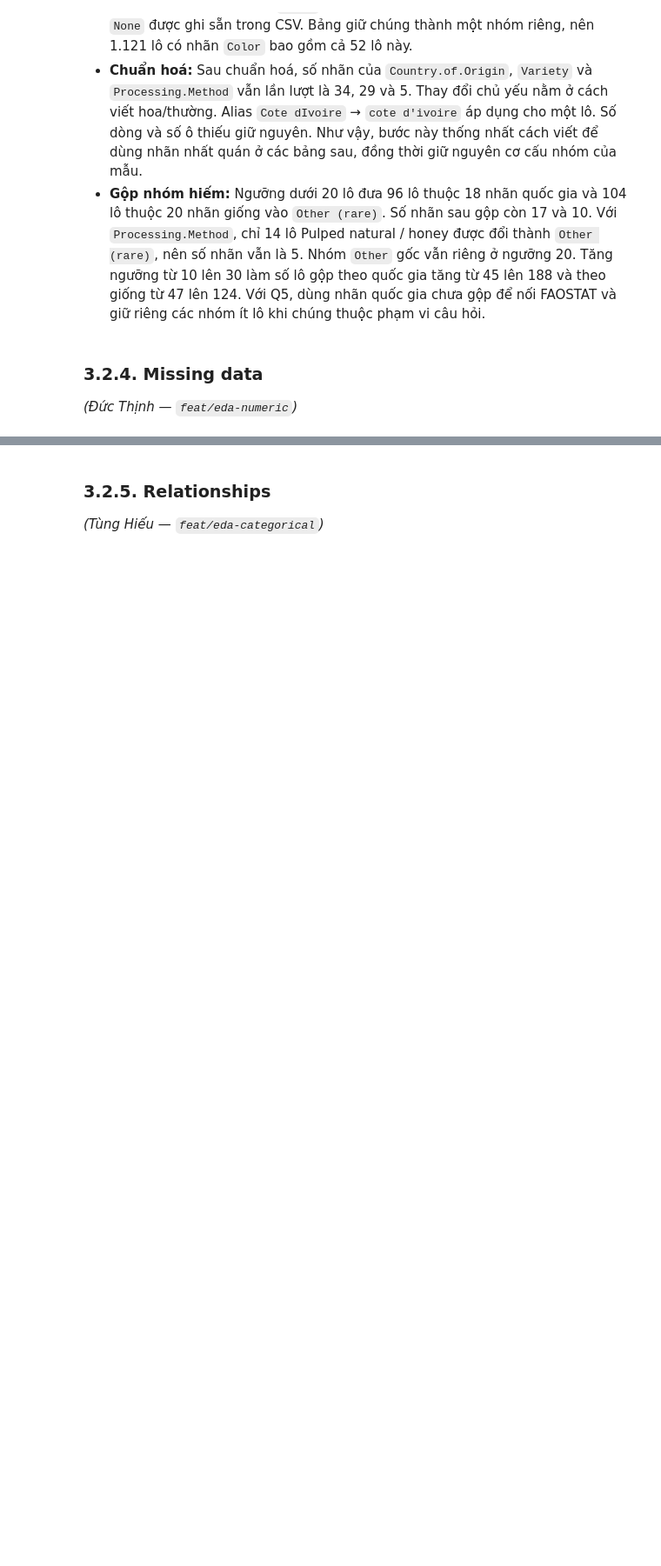
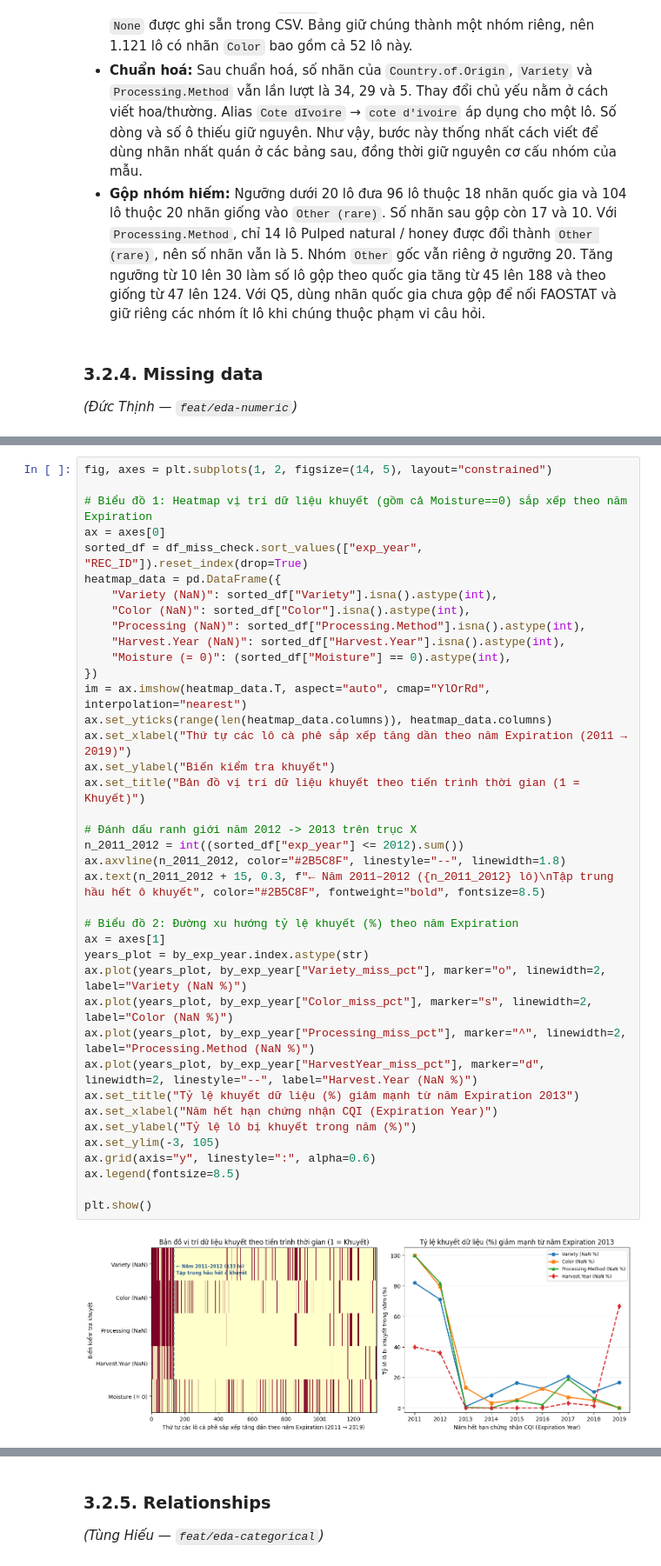
Before and after one commit to dnhoang-2006/coffee-quality, a Jupyter notebook: notebooks/01_collection_exploration.ipynb, the cells around one changed output, grey strips where cells are left out. Shown at 87% size. Drawn from its saved outputs; the diff is of its cells as text; blank space fills up the shorter version.

```diff
--- a/notebooks/01_collection_exploration.ipynb
+++ b/notebooks/01_collection_exploration.ipynb
@@ -1108,0 +1911,41 @@ print("Đạt: không mất dòng, giữ cột gốc và giá trị thiếu; chu
+# %%
+fig, axes = plt.subplots(1, 2, figsize=(14, 5), layout="constrained")
+
+# Biểu đồ 1: Heatmap vị trí dữ liệu khuyết (gồm cả Moisture==0) sắp xếp theo năm Expiration
+ax = axes[0]
+sorted_df = df_miss_check.sort_values(["exp_year", "REC_ID"]).reset_index(drop=True)
+heatmap_data = pd.DataFrame({
+    "Variety (NaN)": sorted_df["Variety"].isna().astype(int),
+    "Color (NaN)": sorted_df["Color"].isna().astype(int),
+    "Processing (NaN)": sorted_df["Processing.Method"].isna().astype(int),
+    "Harvest.Year (NaN)": sorted_df["Harvest.Year"].isna().astype(int),
+    "Moisture (= 0)": (sorted_df["Moisture"] == 0).astype(int),
+})
+im = ax.imshow(heatmap_data.T, aspect="auto", cmap="YlOrRd", interpolation="nearest")
+ax.set_yticks(range(len(heatmap_data.columns)), heatmap_data.columns)
+ax.set_xlabel("Thứ tự các lô cà phê sắp xếp tăng dần theo năm Expiration (2011 → 2019)")
+ax.set_ylabel("Biến kiểm tra khuyết")
+ax.set_title("Bản đồ vị trí dữ liệu khuyết theo tiến trình thời gian (1 = Khuyết)")
+
+# Đánh dấu ranh giới năm 2012 -> 2013 trên trục X
+n_2011_2012 = int((sorted_df["exp_year"] <= 2012).sum())
+ax.axvline(n_2011_2012, color="#2B5C8F", linestyle="--", linewidth=1.8)
+ax.text(n_2011_2012 + 15, 0.3, f"← Năm 2011–2012 ({n_2011_2012} lô)\nTập trung hầu hết ô khuyết", color="#2B5C8F", fontweight="bold", fontsize=8.5)
+
+# Biểu đồ 2: Đường xu hướng tỷ lệ khuyết (%) theo năm Expiration
+ax = axes[1]
+years_plot = by_exp_year.index.astype(str)
+ax.plot(years_plot, by_exp_year["Variety_miss_pct"], marker="o", linewidth=2, label="Variety (NaN %)")
+ax.plot(years_plot, by_exp_year["Color_miss_pct"], marker="s", linewidth=2, label="Color (NaN %)")
+ax.plot(years_plot, by_exp_year["Processing_miss_pct"], marker="^", linewidth=2, label="Processing.Method (NaN %)")
+ax.plot(years_plot, by_exp_year["HarvestYear_miss_pct"], marker="d", linewidth=2, linestyle="--", label="Harvest.Year (NaN %)")
+ax.set_title("Tỷ lệ khuyết dữ liệu (%) giảm mạnh từ năm Expiration 2013")
+ax.set_xlabel("Năm hết hạn chứng nhận CQI (Expiration Year)")
+ax.set_ylabel("Tỷ lệ lô bị khuyết trong năm (%)")
+ax.set_ylim(-3, 105)
+ax.grid(axis="y", linestyle=":", alpha=0.6)
+ax.legend(fontsize=8.5)
+
+plt.show()
+# %% [output]
+[figure, added]
```
Also changed, not shown: parts of 34 cells of this notebook.
